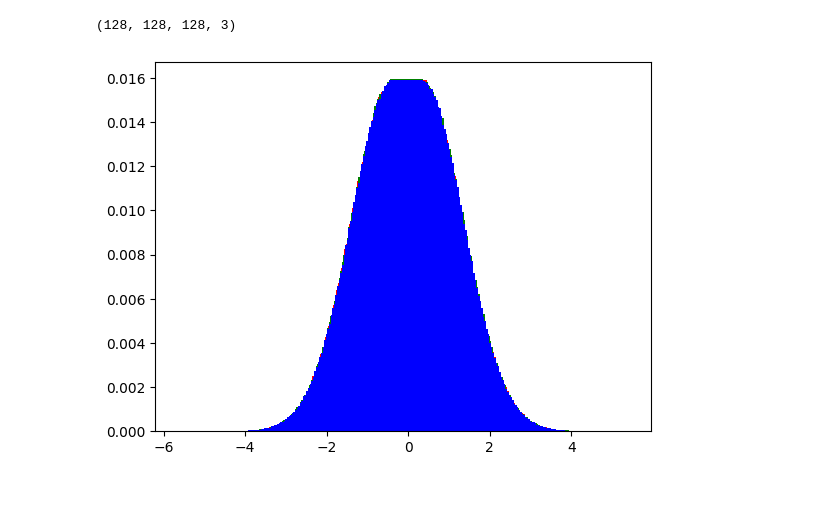
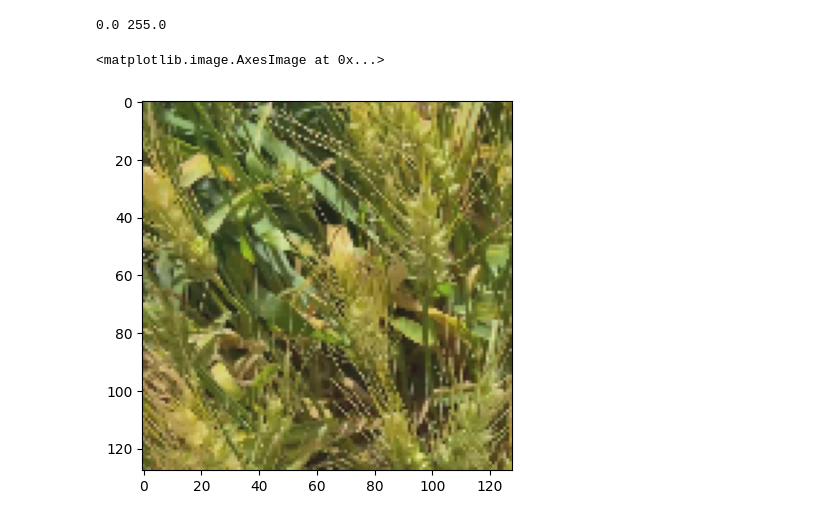
Before and after one commit to aheschl1/ClasSegPipeline, a Jupyter notebook: hist.ipynb, the cells around one changed output. Cells and saved outputs as stored; diff of their text form; code cells hidden in the pictures; blank space fills up the shorter version.

```diff
--- a/hist.ipynb
+++ b/hist.ipynb
@@ -16,10 +16,4 @@ plt.show()
 # %%
-images = glob.glob("/home/student/andrewheschl/Documents/Datasets/ClassificationDataset/preprocessed/Dataset_large_421/fold_0/train/imagesTr/*")
+images = glob.glob("/work/vision_lab/andrew.heschl/Documents/Dataset/ClassificationPipeline/preprocessed/Dataset_large_421/fold_0/train/imagesTr/*")
 random.shuffle(images)
-
-img = np.stack([cv2.resize(np.load(x)[:, 0:512, 0:512].transpose((1, 2, 0)), (128, 128), interpolation=cv2.INTER_CUBIC) for x in images[0:128]], axis=0)
-
-plt.hist(img[:, :, :, 0].flatten(), bins=50, color='r')
-plt.hist(img[:, :, :, 1].flatten(), bins=50, color='g')
-plt.hist(img[:, :, :, 2].flatten(), bins=50, color='b')
-plt.show()
+img = np.stack([cv2.resize(np.load(x)[:, 0:512, 0:512].transpose((1, 2, 0)), (128, 128), interpolation=cv2.INTER_CUBIC) for x in images[0:64]], axis=0)
@@ -47,20 +20,12 @@ plt.show()
-# %%
-# normalized histogram
-bins = 255
-print(r.shape)
-r_hist, bins_r = np.histogram(r[:, :, :, 0].flatten(), bins=bins)
-r_hist=r_hist/r[...,0].size
-
-g_hist, bins_g = np.histogram(r[:, :, :, 1].flatten(), bins=bins)
-g_hist=g_hist/r[...,0].size
-
-b_hist, bins_b = np.histogram(r[:, :, :, 2].flatten(), bins=bins)
-b_hist=b_hist/r[...,0].size
-
-plt.bar(bins_r[:-1], r_hist, color='r')
-plt.bar(bins_g[:-1], g_hist, color='g')
-plt.bar(bins_b[:-1], b_hist, color='b')
-plt.show()
-# %% [output]
-(128, 128, 128, 3)
-[figure, removed]
+# %%
+img -= np.min(img)
+img /= np.max(img)
+img*=255
+print(img.min(), img.max())
+# %% [output]
+0.0 255.0
+# %%
+plt.imshow(img[0].astype(np.uint8))
+# %% [output]
+<matplotlib.image.AxesImage at 0x...>
+[figure, added]
```
Also changed, not shown: parts of 6 cells of this notebook, 3 other files.
